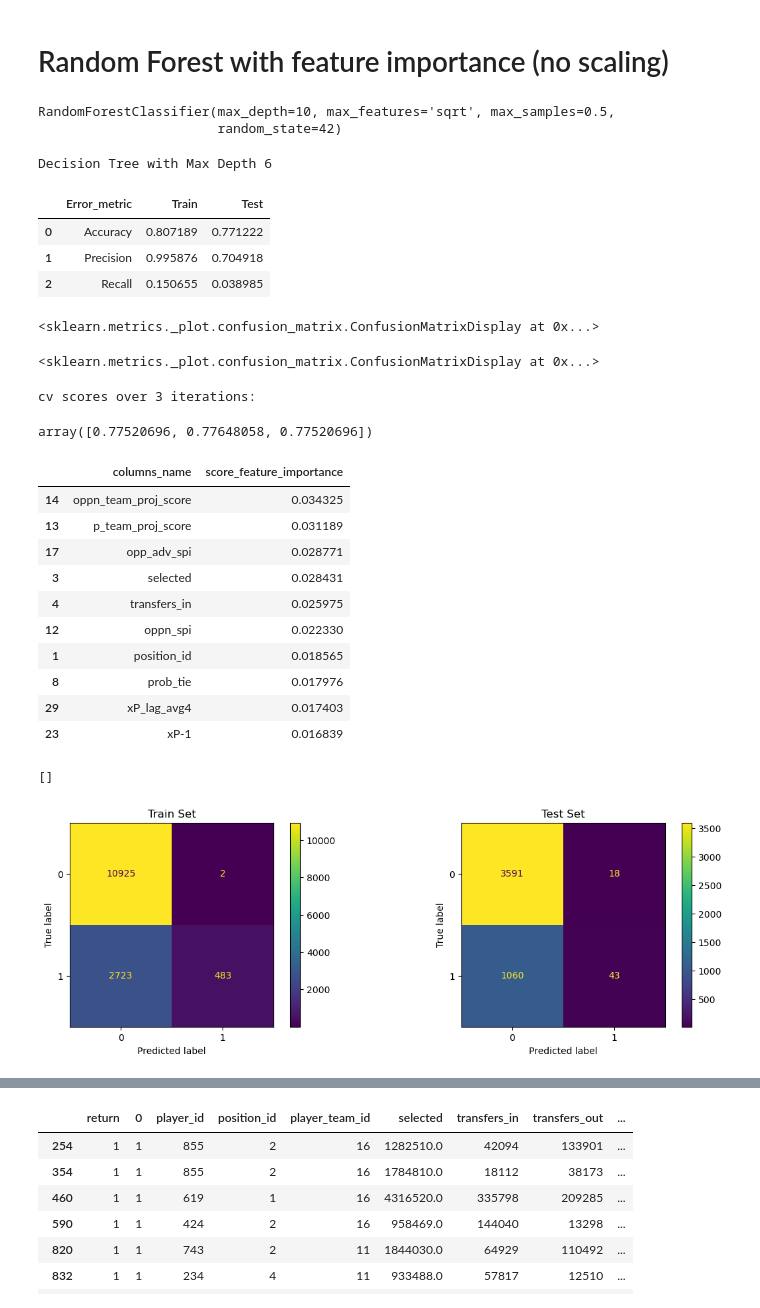
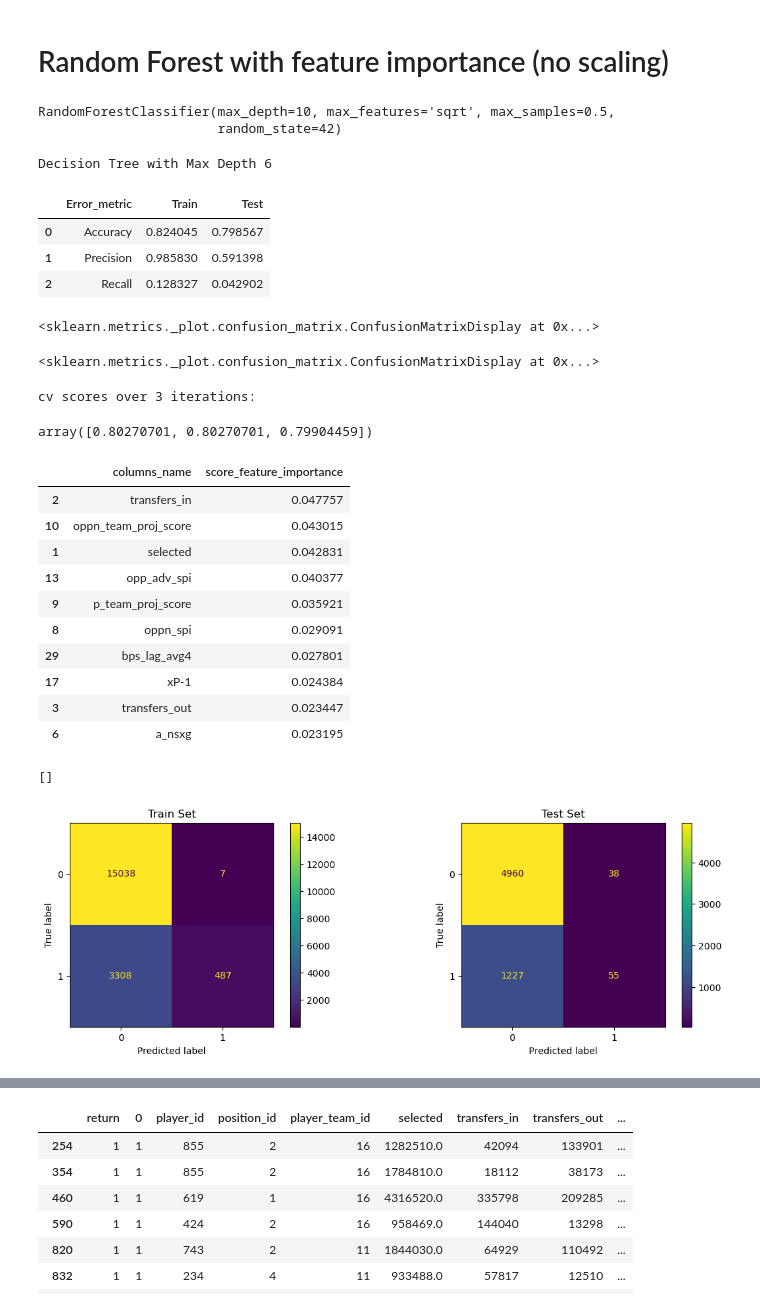
Before and after one commit to JonathonClegg/FPL_points_prediction, a Jupyter notebook: ML Models/ML_Random Forest.ipynb, the cells around one changed output, grey strips where cells are left out. Cells and saved outputs as stored; diff of their text form; code cells hidden in the pictures.

```diff
--- a/ML Models/ML_Random Forest.ipynb
+++ b/ML Models/ML_Random Forest.ipynb
@@ -70,7 +70,7 @@ lagged_data = lagged_data.drop(['xP', 'minutes', 'bonus', 'bps', 'goals', 'shots
        'penalties_missed', 'penalties_saved', 'saves', 'influence',
        'creativity', 'threat', 'ict_index', 'round', 'h_team_spi', 'a_team_spi', 'prob_h_win', 'prob_a_win',
        'h_proj_score', 'a_proj_score', 'importance_h', 'importance_a',
-       'h_score', 'a_score', 'h_xg', 'a_xg', 'match_id', 'season_id_y'], axis=1)
+       'h_score', 'a_score', 'h_xg', 'a_xg', 'match_id', 'season_id_y', 'h_nsxg','a_nsxg',], axis=1)
 
 #'minutes', better with minutes included. 'season_id_x'
 #Not dropping match_id as will need it later
@@ -474,7 +450,7 @@ column_importance_zero
 lagged_data_fi = lagged_data.drop(column_importance_zero, axis=1)
 
 #Limit time or not?
-lagged_data_fi = lagged_data_fi[lagged_data_fi['minutes_lag_avg4'] > 60]
+#lagged_data_fi = lagged_data_fi[lagged_data_fi['minutes_lag_avg4'] > 60]
 
 RAND_STATE = 42 # for reproducible shuffling
 TT_RATIO = 0.25 # test/train
@@ -534,47 +510,47 @@ display(performance_log_data)
 from sklearn.metrics import plot_confusion_matrix
 
 fig, ax = plt.subplots(1,2, figsize=(14,4))
 plot_confusion_matrix(clf,X_train,y_train,ax=ax[0], values_format = 'd')
 ax[0].title.set_text("Train Set")
 plot_confusion_matrix(clf,X_test,y_test,ax=ax[1],values_format = 'd')
 ax[1].title.set_text("Test Set")
 
 #Cross Validation
 from sklearn.model_selection import cross_val_score
 folds=3
 cross_val_scores = cross_val_score(clf, X_train, y_train, cv=folds)
 print("cv scores over {:d} iterations: \n".format(folds))
 cross_val_scores
 
 #Feature importance
 feature_names = X_train.columns
 df = pd.DataFrame(list(zip(feature_names, clf.feature_importances_)))
 df.columns = ['columns_name', 'score_feature_importance']
 df.sort_values(by=['score_feature_importance'], ascending = False).head(10)
-column_importance_zero_2 = df[df['score_feature_importance'] < 0.005]['columns_name'].tolist()
-column_importance_zero_2
+column_importance_zero = df[df['score_feature_importance'] < 0.005]['columns_name'].tolist()
+column_importance_zero
 # %% [output]
 RandomForestClassifier(max_depth=10, max_features='sqrt', max_samples=0.5,
                        random_state=42)
 Decision Tree with Max Depth 6
 |  | Error_metric | Train | Test |
-| 0 | Accuracy | 0.807189 | 0.771222 |
-| 1 | Precision | 0.995876 | 0.704918 |
-| 2 | Recall | 0.150655 | 0.038985 |
+| 0 | Accuracy | 0.824045 | 0.798567 |
+| 1 | Precision | 0.985830 | 0.591398 |
+| 2 | Recall | 0.128327 | 0.042902 |
 <sklearn.metrics._plot.confusion_matrix.ConfusionMatrixDisplay at 0x...>
 <sklearn.metrics._plot.confusion_matrix.ConfusionMatrixDisplay at 0x...>
 cv scores over 3 iterations:
-array([0.77520696, 0.77648058, 0.77520696])
+array([0.80270701, 0.80270701, 0.79904459])
 |  | columns_name | score_feature_importance |
-| 14 | oppn_team_proj_score | 0.034325 |
-| 13 | p_team_proj_score | 0.031189 |
-| 17 | opp_adv_spi | 0.028771 |
-| 3 | selected | 0.028431 |
-| 4 | transfers_in | 0.025975 |
-| 12 | oppn_spi | 0.022330 |
-| 1 | position_id | 0.018565 |
-| 8 | prob_tie | 0.017976 |
-| 29 | xP_lag_avg4 | 0.017403 |
-| 23 | xP-1 | 0.016839 |
+| 2 | transfers_in | 0.047757 |
+| 10 | oppn_team_proj_score | 0.043015 |
+| 1 | selected | 0.042831 |
+| 13 | opp_adv_spi | 0.040377 |
+| 9 | p_team_proj_score | 0.035921 |
+| 8 | oppn_spi | 0.029091 |
+| 29 | bps_lag_avg4 | 0.027801 |
+| 17 | xP-1 | 0.024384 |
+| 3 | transfers_out | 0.023447 |
+| 6 | a_nsxg | 0.023195 |
 []
-[figure, old version]
+[figure, new version]
```
Also changed, not shown: parts of 5 cells of this notebook, 3 other files.
